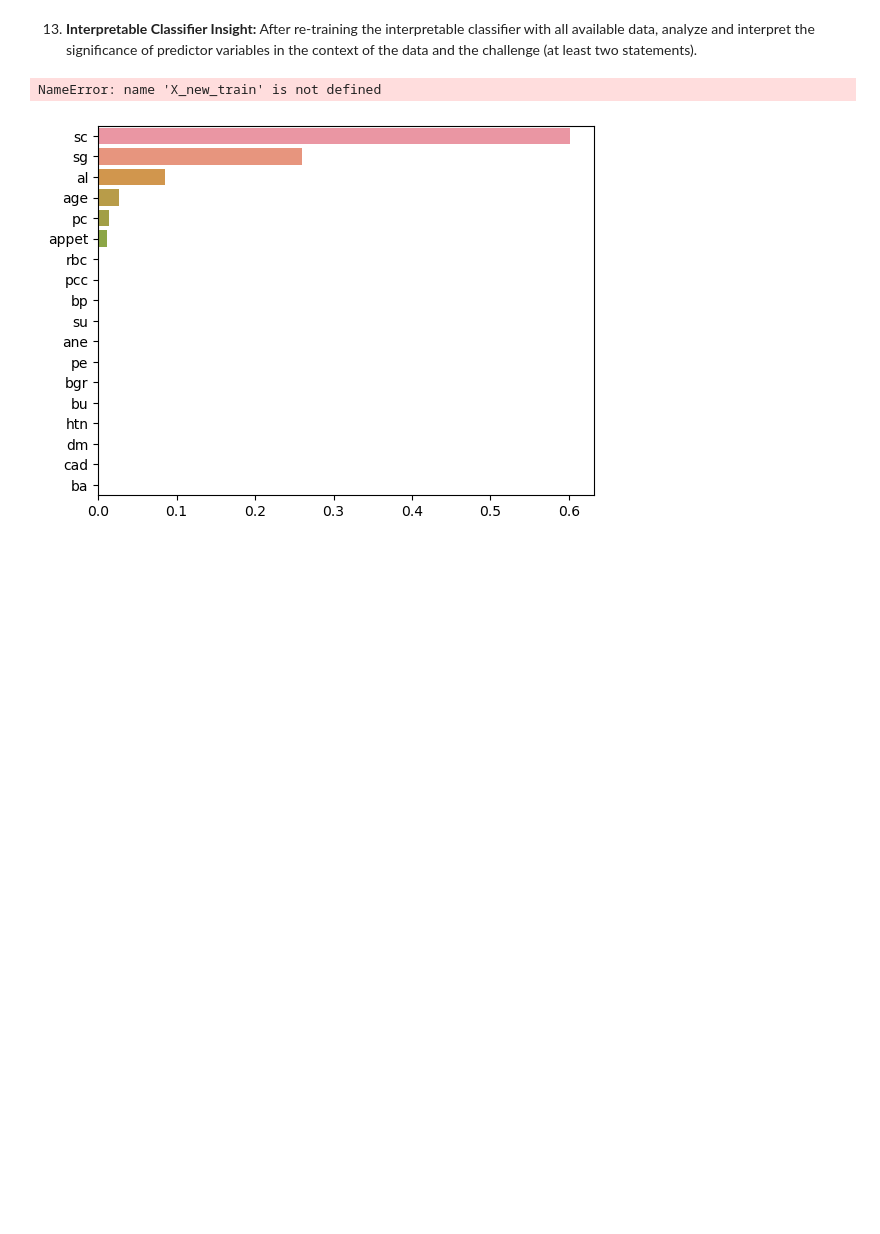
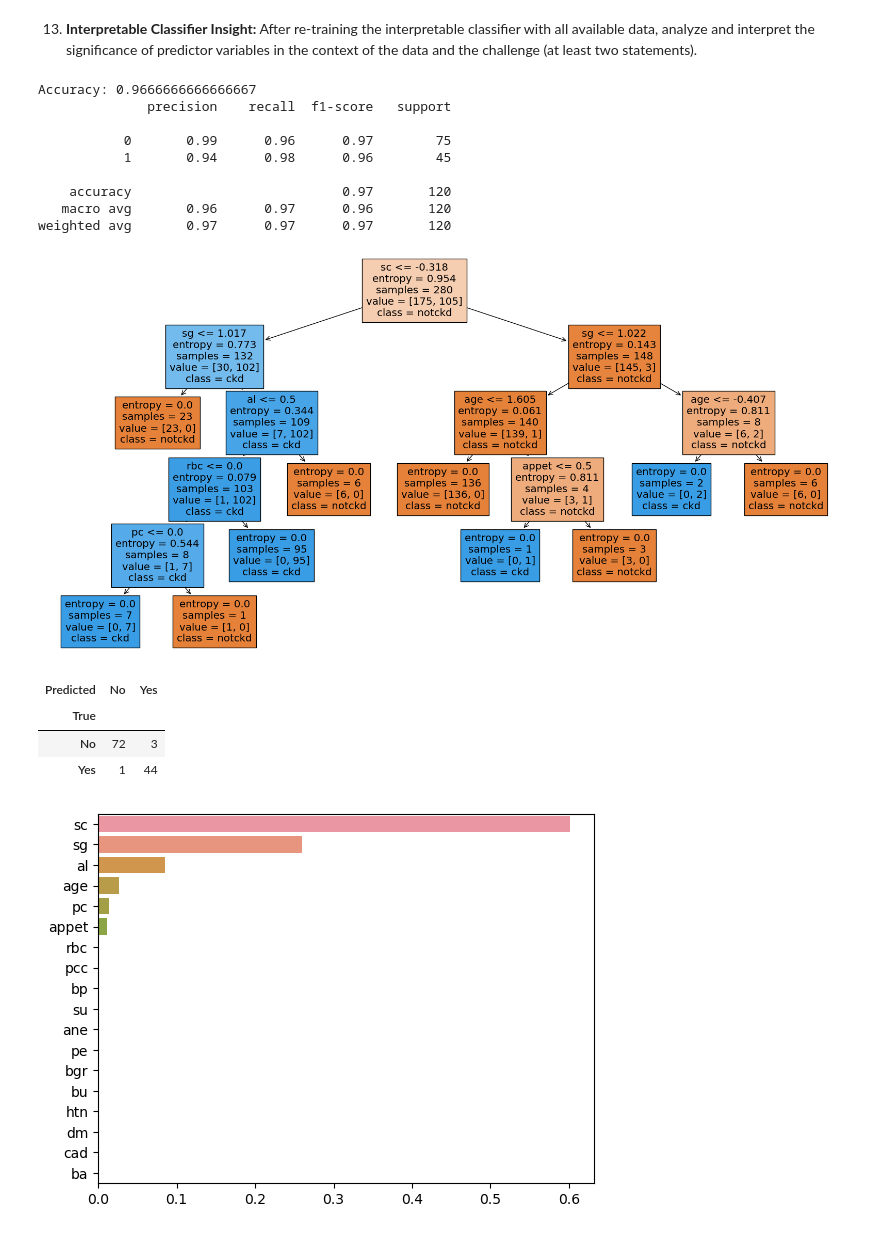
Before and after one commit to dail9/3da-assignment6, a Jupyter notebook: assignment6.ipynb, the cells around one changed output. Cells and saved outputs as stored; diff of their text form; code cells hidden in the pictures; blank space fills up the shorter version.

Commit message:
re-training

```diff
--- a/assignment6.ipynb
+++ b/assignment6.ipynb
@@ -1309,26 +1308,43 @@ By comparision of these two confussion matrixs, since the KNN classifier has num
 # %% [markdown]
 13. **Interpretable Classifier Insight:** After re-training the interpretable classifier with all available data, analyze and interpret the significance of predictor variables in the context of the data and the challenge (at least two statements).
 # %%
-re_train = DecisionTreeClassifier(
-    max_depth =30,
-    random_state=1
-)
+clf = DecisionTreeClassifier(max_depth =30,
+    random_state=1,criterion='entropy')
+clf.fit(X_train, y_train)
+
+
+y_pred = clf.predict(X_test)
-# %%
-#retrain the model
-re_train.fit(X_new_train, y_new_train)
-
-X_new_train, X_new_test, y_new_train, y_new_test = train_test_split(
-    X_new, y_new, test_size=0.2, random_state=0)
-
-# Retrain the classifier with new data
-knn.fit(X_new_train, y_new_train)
-
-# Evaluate the classifier after retraining
-y_new_pred = knn.predict(X_new_test)
-accuracy_new = accuracy_score(y_new_test, y_new_pred)
-print("Accuracy after retraining:", accuracy_new)
-# %% [output]
-NameError: name 'X_new_train' is not defined
+# %%
+from sklearn.metrics import accuracy_score, classification_report
+
+print("Accuracy:", accuracy_score(y_test, y_pred))
+print(classification_report(y_test, y_pred))
+
+
+plt.figure(figsize=(20,10))
+plot_tree(clf, filled=True,feature_names = X_train.columns.tolist(),class_names=['notckd', 'ckd'])
+plt.show()
+# %% [output]
+Accuracy: 0.9666666666666667
+              precision    recall  f1-score   support
+
+           0       0.99      0.96      0.97        75
+           1       0.94      0.98      0.96        45
+
+    accuracy                           0.97       120
+   macro avg       0.96      0.97      0.96       120
+weighted avg       0.97      0.97      0.97       120
+[figure, added]
+# %%
+cm = pd.DataFrame(confusion_matrix(y_test, y_pred), index=['No', 'Yes'], columns=['No', 'Yes'])
+cm.index.name = 'True'
+cm.columns.name = 'Predicted'
+cm
+# %% [output]
+| Predicted | No | Yes |
+| True |  |  |
+| No | 72 | 3 |
+| Yes | 1 | 44 |
 # %%
 feature_importances = cs_dt.feature_importances_
 
```
Also changed, not shown: parts of 5 cells of this notebook.
